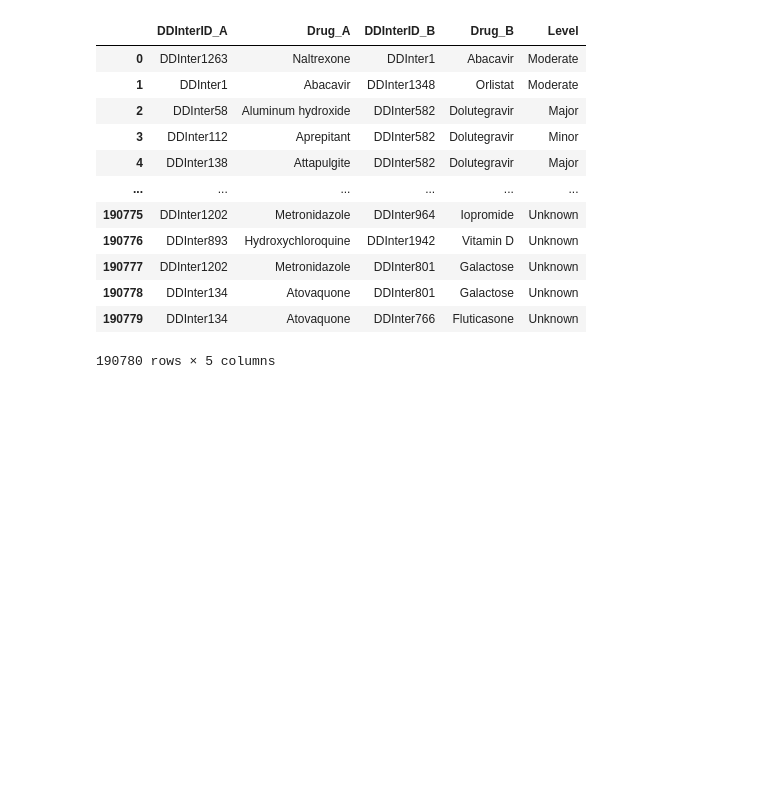
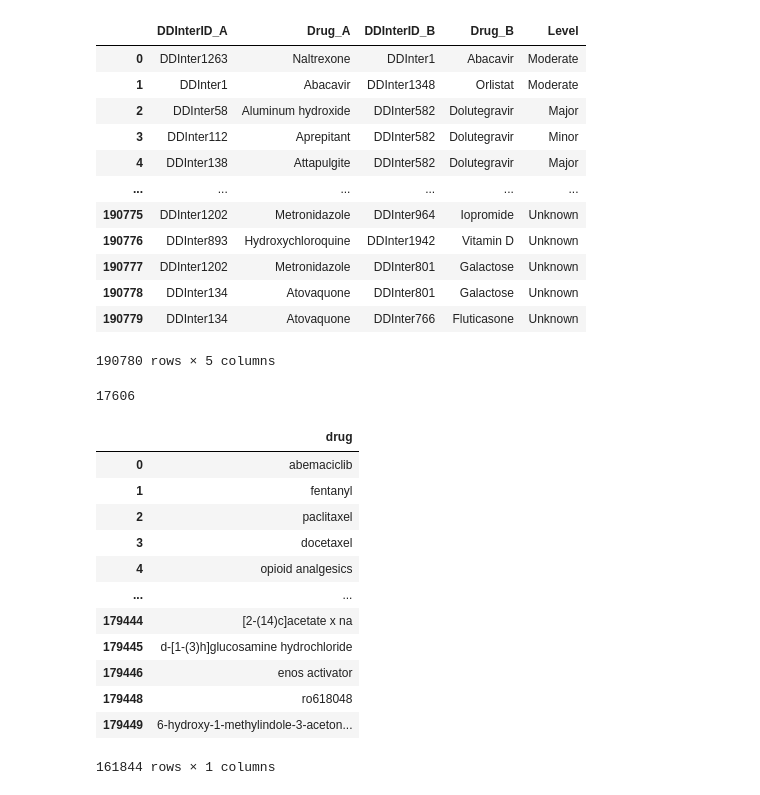
Before and after one commit to raynasser/MediSure, a Jupyter notebook: notebooks/ra | eda copy.ipynb, the cells around one changed output. Saved outputs shown, nothing was run; the diff lists cells and outputs as text; code cells hidden in the pictures; blank space fills up the shorter version.

```diff
--- a/notebooks/ra | eda copy.ipynb
+++ b/notebooks/ra | eda copy.ipynb
@@ -1133,0 +1130,35 @@ all_ddi
+# %%
+uniq_drugs = pd.read_csv('/Users/raynasser/code/raynasser/MediSure/data/raw_data/FooDru/unique_drugs.csv')
+uniq_drugs.drop(columns=['Unnamed: 0', 'ID'], inplace=True)
+# %%
+def lower(text):
+    try:
+        return text.lower()
+    except:
+        return text
+
+
+uniq_drugs = uniq_drugs.applymap(lower)
+# %%
+# uniq_drugs[uniq_drugs.drug == 'Citrates']
+
+uniq_drugs.drug.duplicated().sum()
+# %% [output]
+17606
+# %%
+df = uniq_drugs.drop_duplicates()
+df
+# %% [output]
+|  | drug |
+| 0 | abemaciclib |
+| 1 | fentanyl |
+| 2 | paclitaxel |
+| 3 | docetaxel |
+| 4 | opioid analgesics |
+| ... | ... |
+| 179444 | [2-(14)c]acetate x na |
+| 179445 | d-[1-(3)h]glucosamine hydrochloride |
+| 179446 | enos activator |
+| 179448 | ro618048 |
+| 179449 | 6-hydroxy-1-methylindole-3-aceton... |
+161844 rows × 1 columns
```
Also changed, not shown: parts of 7 cells of this notebook, 2 other files.
